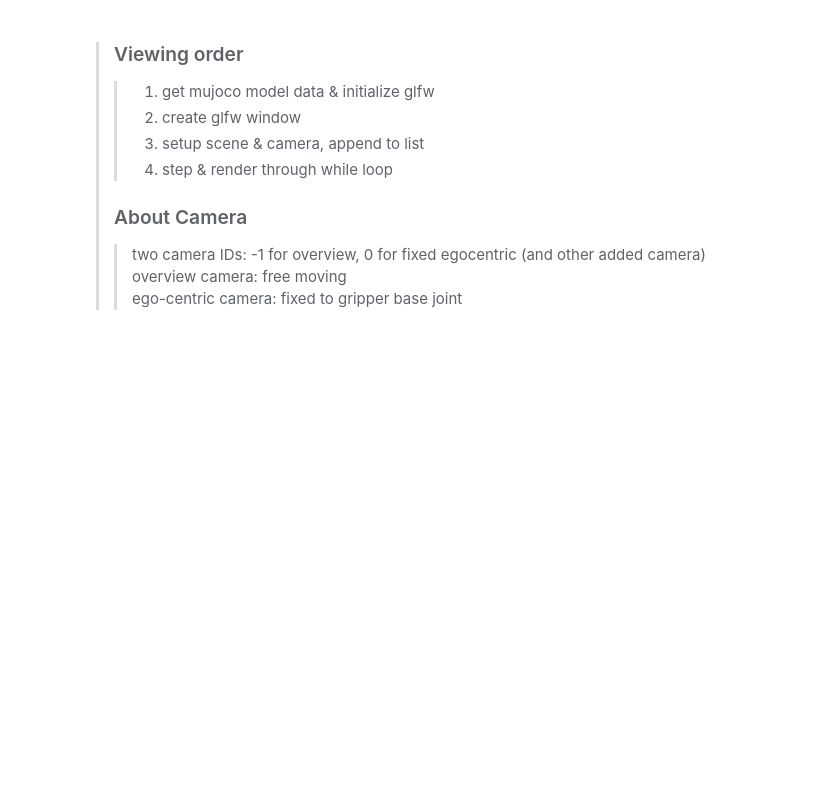
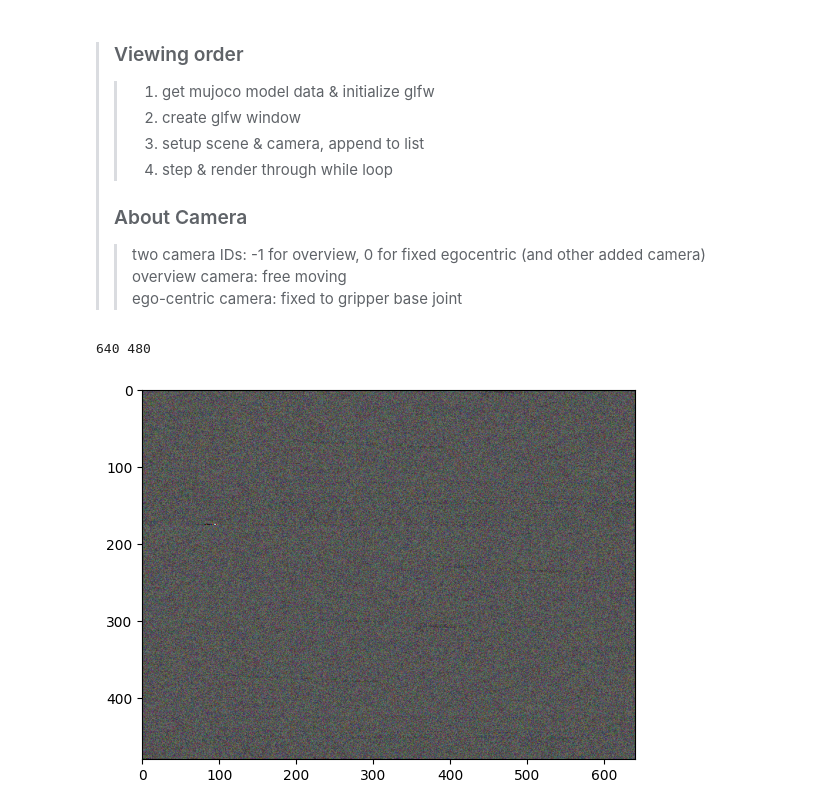
Before and after one commit to KisangPark/pp_base_mujoco, a Jupyter notebook: simple_mujoco_spawn/simple_glfw_camera.ipynb, the cells around one changed output. Cells and saved outputs as stored; diff of their text form; code cells hidden in the pictures; blank space fills up the shorter version.

Commit message:
mujoco simple control modified

```diff
--- a/simple_mujoco_spawn/simple_glfw_camera.ipynb
+++ b/simple_mujoco_spawn/simple_glfw_camera.ipynb
@@ -152,6 +154,9 @@ def scroll_callback(window, xoffset, yoffset):
 glfw.set_mouse_button_callback(windows[0], mouse_button_callback)
 glfw.set_cursor_pos_callback(windows[0], cursor_pos_callback)
 glfw.set_scroll_callback(windows[0], scroll_callback)
+# %%
+globaol_height = 720
+global_width = 1280
 # %%
 """ SIMULATION LOOP """
 
@@ -197,6 +202,8 @@ while not any([glfw.window_should_close(win) for win in windows]):
             # make context, set width & height
             glfw.make_context_current(window)
             width, height = glfw.get_framebuffer_size(window)
+            global_width = width
+            global_height = height
             viewport.width = width
             viewport.height = height
 
@@ -215,9 +222,22 @@ glfw.terminate()
 # %%
 # additional: to get camera -> get pixels after context rendering
 
-rgb_pixels = np.empty(3 * render_width * render_height, dtype=np.uint8)
-mujoco.mjr_readPixels(rgb_pixels, None, rect, context)
+render_width = global_width
+render_height = global_height
+
+print(render_width, render_height)
+
+rgb_pixels = np.empty((3, render_height,render_width), dtype=np.uint8)
+# mujoco.mjr_readPixels(rgb_pixels, None, rect, context)
+mujoco.mjr_readPixels(rgb_pixels, None, viewport, contexts[0])
 
 image = rgb_pixels.reshape(render_height, render_width, 3)
 # The image might be vertically flipped, you may need to flip it
 image = np.flipud(image)
+
+# show image
+plt.imshow(image)
+plt.show()
+# %% [output]
+640 480
+[figure, added]
```
Also changed, not shown: parts of 1 cell of this notebook, 3 other files.
